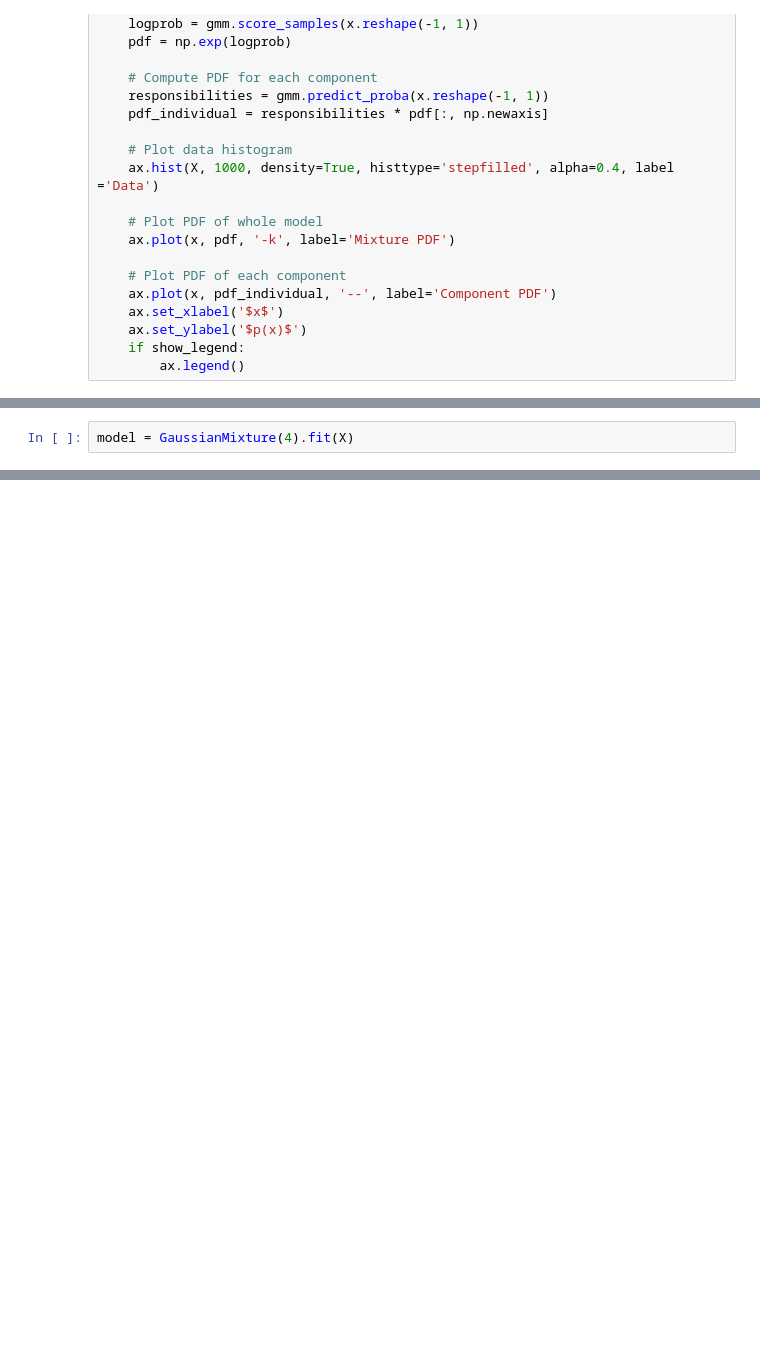
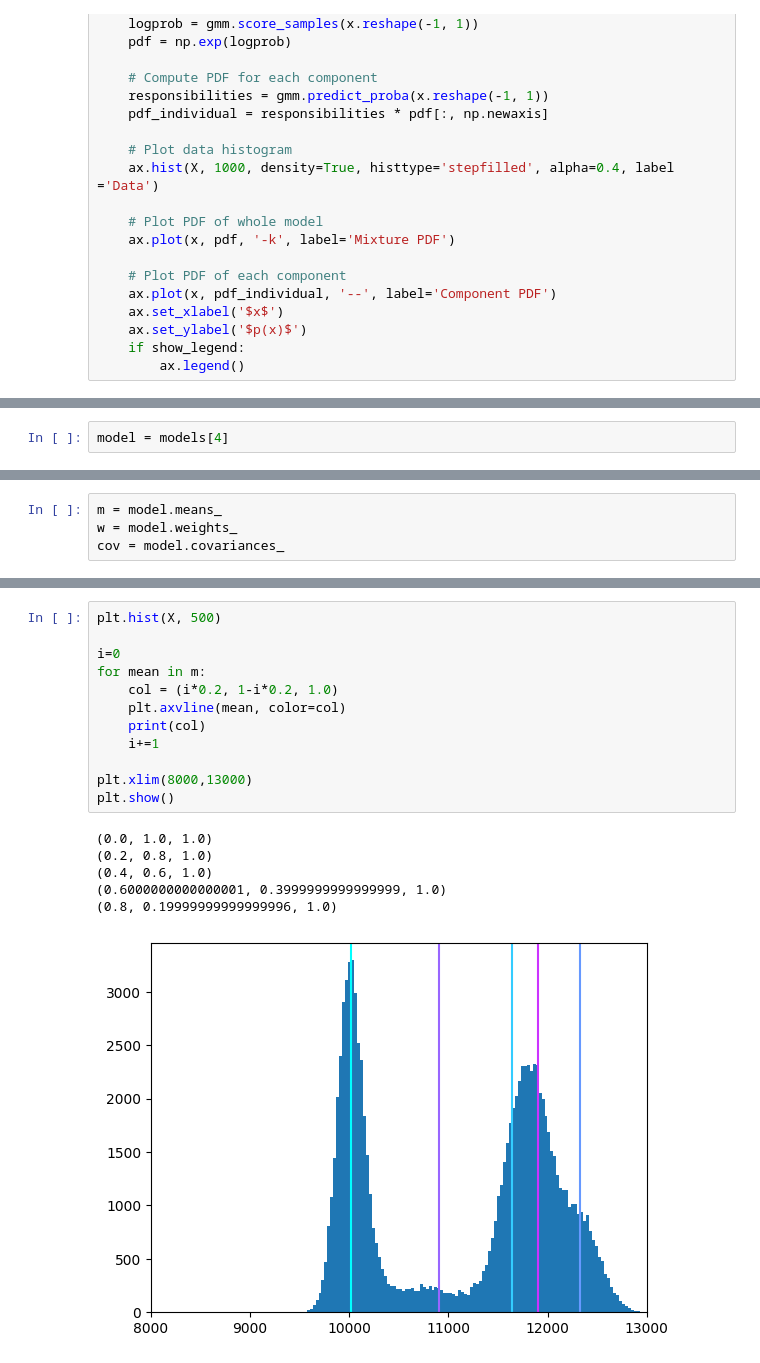
Before and after one commit to tpasfieldERAU/MA390-490_PNNL, a Jupyter notebook: segmentation/gmm-test.ipynb, the cells around one changed output, grey strips where cells are left out. Drawn from its saved outputs; the diff is of its cells as text; blank space fills up the shorter version.

Commit message:
Explore model export

```diff
--- a/segmentation/gmm-test.ipynb
+++ b/segmentation/gmm-test.ipynb
@@ -54,2 +54,2 @@ plt.show()
 # %%
-model = GaussianMixture(4).fit(X)
+model = models[4]
@@ -65,0 +56,4 @@ plt.show()
+# %%
+m = model.means_
+w = model.weights_
+cov = model.covariances_
@@ -65,0 +80,19 @@ plt.show()
+# %%
+plt.hist(X, 500)
+
+i=0
+for mean in m:
+    col = (i*0.2, 1-i*0.2, 1.0)
+    plt.axvline(mean, color=col)
+    print(col)
+    i+=1
+
+plt.xlim(8000,13000)
+plt.show()
+# %% [output]
+(0.0, 1.0, 1.0)
+(0.2, 0.8, 1.0)
+(0.4, 0.6, 1.0)
+(0.6000000000000001, 0.3999999999999999, 1.0)
+(0.8, 0.19999999999999996, 1.0)
+[figure, added]
```
Also changed, not shown: parts of 5 cells of this notebook.
